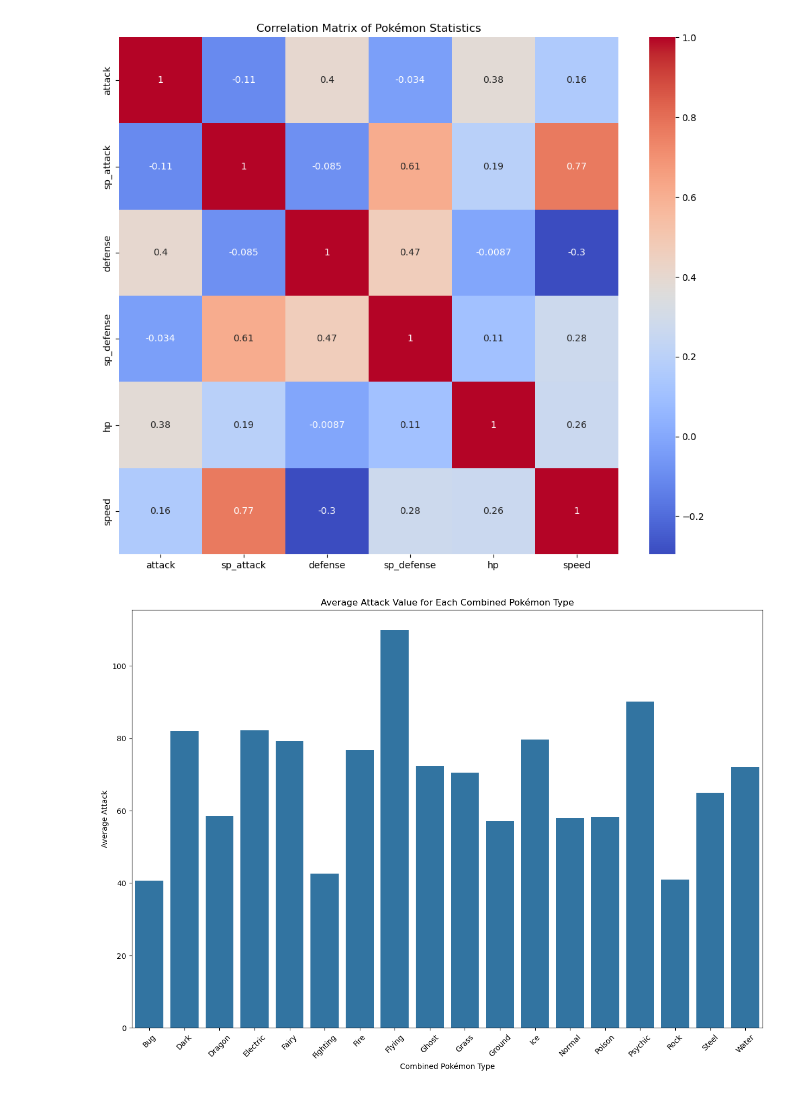
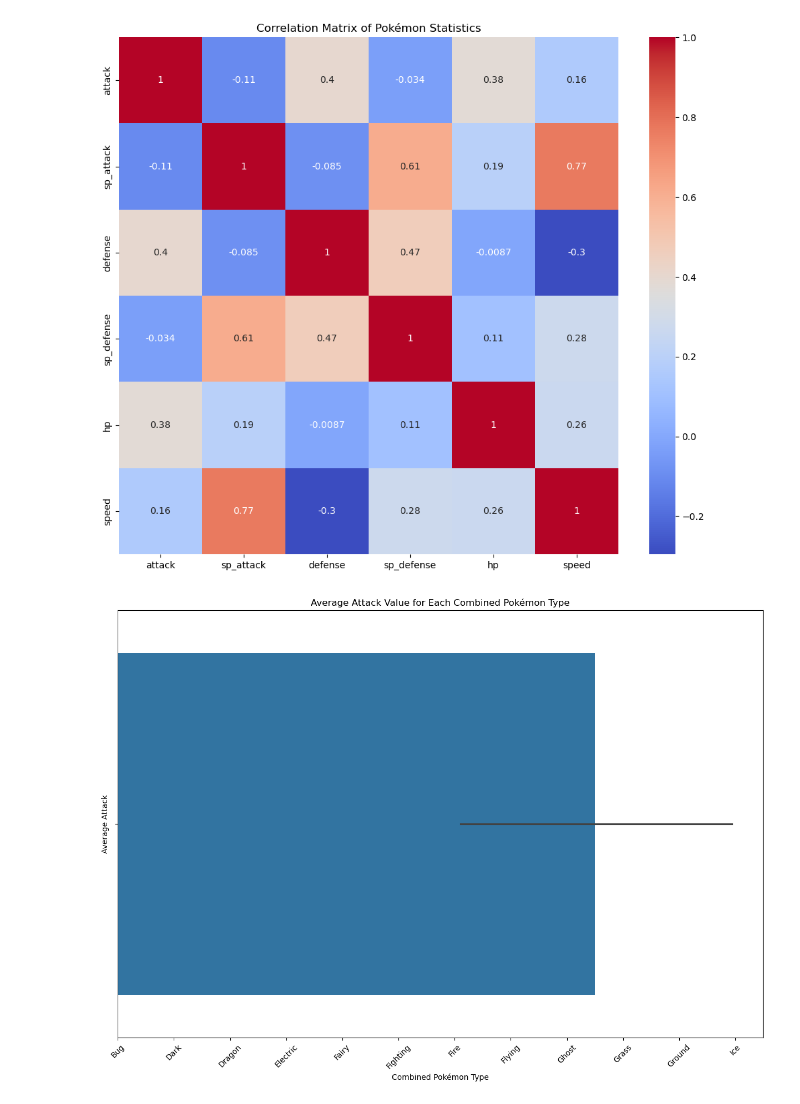
Before and after one commit to Kajmasz/Analiza-Pokemon-w-Python, a Jupyter notebook: Analiza Pokemonów.ipynb, the cells around one changed output. Drawn from its saved outputs; the diff is of its cells as text; code cells hidden in the pictures.

```diff
--- a/Analiza Pokemonów.ipynb
+++ b/Analiza Pokemonów.ipynb
@@ -448,13 +460,13 @@ correlation_matrix
 # %%
 # Visualize the average statistics for each combined type
 plt.figure(figsize=(15, 10))
 
 # Create a bar plot for the average Attack values
-sns.barplot(data=type_stats, x='type1', y='sp_attack')
+sns.barplot(data=type_stats, x='type1')
 plt.title('Average Attack Value for Each Combined Pokémon Type')
 plt.xlabel('Combined Pokémon Type')
 plt.ylabel('Average Attack')
 plt.xticks(rotation=45)
 plt.show()
 # %% [output]
-[figure, old version]
+[figure, new version]
```
Also changed, not shown: parts of 15 cells of this notebook.
